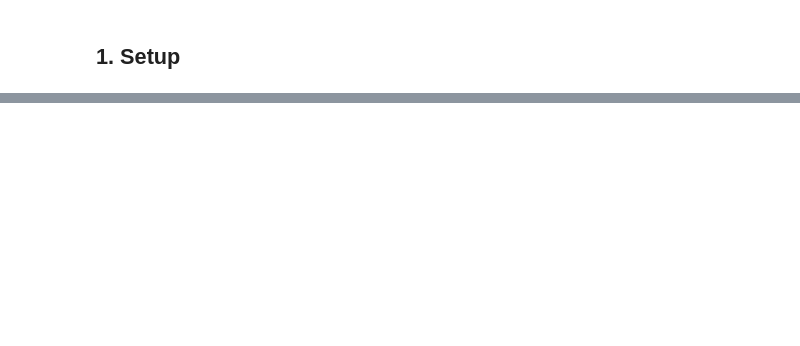
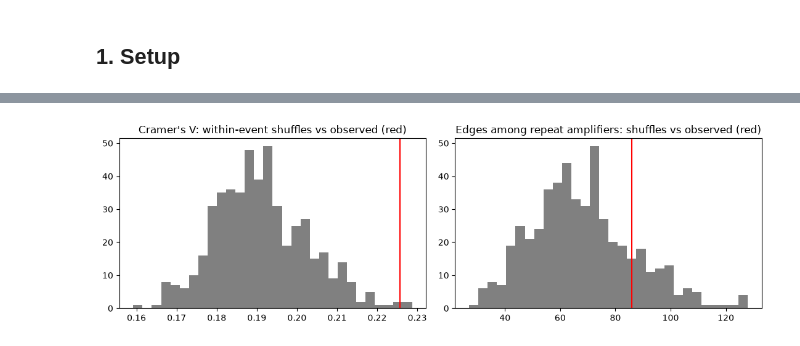
Before and after one commit to PhamAn0910/COS30049-political-misinfo, a Jupyter notebook: backend/notebooks/06_community_detection.ipynb, the cells around one changed output, grey strips where cells are left out. Saved outputs shown, nothing was run; the diff lists cells and outputs as text; code cells hidden in the pictures; blank space fills up the shorter version.

```diff
--- a/backend/notebooks/06_community_detection.ipynb
+++ b/backend/notebooks/06_community_detection.ipynb
@@ -531,0 +296,4 @@ K-Means cluster of the first 3 cascades: [4 4 4] (saved: [4 4 4] )
+# %%
+known["kmeans"] = known["user_key"].map(pd.Series(kmeans, index=users))
+kmeans_profile = profile(known, "kmeans")
+kmeans_profile.round(3)
@@ -531,0 +316,26 @@ K-Means cluster of the first 3 cascades: [4 4 4] (saved: [4 4 4] )
+# %%
+def cramers_v(groups, labels):
+    ct = pd.crosstab(groups, labels)
+    return float(np.sqrt(chi2_contingency(ct)[0] / ct.values.sum()))
+
+
+threads_k, thread_pos = np.unique(known["thread_id"].to_numpy(), return_inverse=True)
+thread_mis = thread_info.loc[threads_k, "mis"].to_numpy()
+thread_groups = pd.Series(np.arange(len(threads_k))).groupby(thread_info.loc[threads_k, "event"].to_numpy()).indices
+rng = np.random.default_rng(SEED)
+
+
+def shuffled_thread_labels():
+    b = thread_mis.copy()
+    for pos in thread_groups.values():
+        b[pos] = rng.permutation(b[pos])
+    return b
+
+
+v_louvain = cramers_v(known["louvain"], known["mis"])
+v_kmeans = cramers_v(known["kmeans"], known["mis"])
+v_event = cramers_v(known["event"], known["mis"])
+null_v = np.array([cramers_v(known["louvain"].to_numpy(), shuffled_thread_labels()[thread_pos]) for _ in range(N_PERM)])
+p_v = float((np.sum(null_v >= v_louvain) + 1) / (N_PERM + 1))
+print(f"Cramer's V with 'false': Louvain {v_louvain:.3f} | K-Means {v_kmeans:.3f} | event only {v_event:.3f}")
+print(f"within-event shuffles: mean {null_v.mean():.3f}, max {null_v.max():.3f}, p = {p_v:.4f}")
@@ -531,0 +405,9 @@ K-Means cluster of the first 3 cascades: [4 4 4] (saved: [4 4 4] )
+# %%
+fig, ax = plt.subplots(1, 2, figsize=(11, 3.5))
+ax[0].hist(null_v, bins=30, color="gray"); ax[0].axvline(v_louvain, color="red")
+ax[0].set_title("Cramer's V: within-event shuffles vs observed (red)")
+ax[1].hist(null_edges, bins=30, color="gray"); ax[1].axvline(obs_edges, color="red")
+ax[1].set_title("Edges among repeat amplifiers: shuffles vs observed (red)")
+plt.tight_layout(); plt.show()
+# %% [output]
+[figure, added]
```
Also changed, not shown: parts of 59 cells of this notebook, 3 other files.
